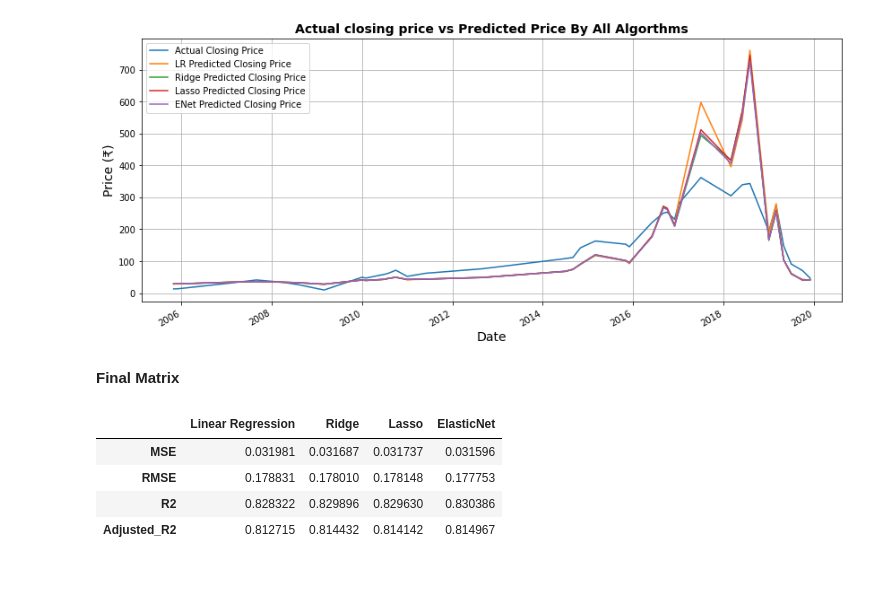
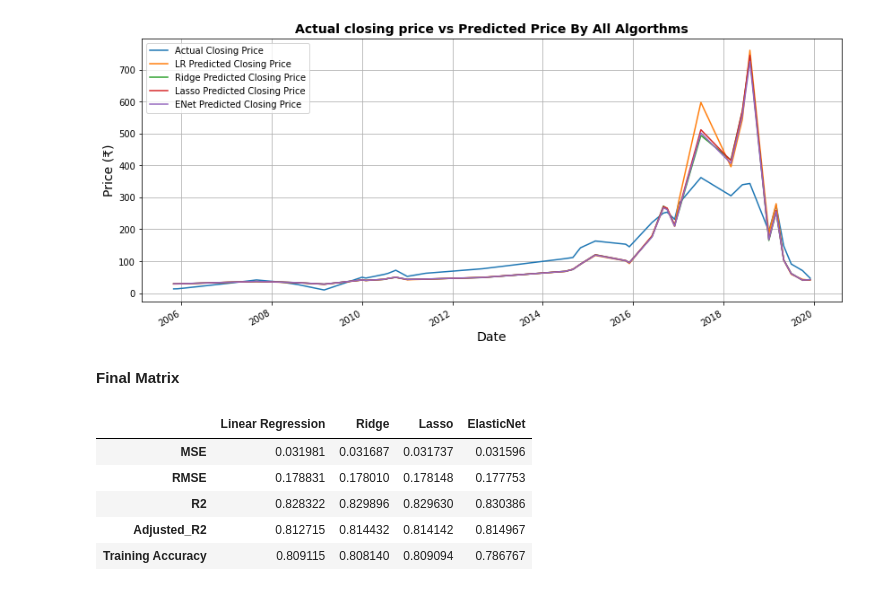
Before and after one commit to ramank123/Yes-Bank-Stock-Closing-Price-Prediction, a Jupyter notebook: Yes_Bank_Stock_Closing_Price_Prediction.ipynb, the cells around one changed output. Saved outputs shown, nothing was run; the diff lists cells and outputs as text; code cells hidden in the pictures.

```diff
--- a/Yes_Bank_Stock_Closing_Price_Prediction.ipynb
+++ b/Yes_Bank_Stock_Closing_Price_Prediction.ipynb
@@ -703,28 +703,34 @@ plt.show()
 # %%
 #Comparison between algorithms
 accuracy_list = ['MSE','RMSE',"R2","Adjusted_R2"]
 reg_models = [lin_reg,ridge,lasso,elasticnet]
 
 def error_matrix(Y):
   MSE = mean_squared_error(y_test,Y)
   RMSE = np.sqrt(MSE)
   r_2 = r2_score(y_test,Y)
   adj_r2 = 1-(1-r2_score(y_test,Y))*(X_test.shape[0]-1)/((X_test.shape[0]-X_test.shape[1]-1))
 
   return MSE,RMSE,r_2,adj_r2
-
+def training_accuracy(models):
+  train_accuracy = []
+  for model in reg_models:
+    model.fit(X_train,y_train)
+    train_accuracy.append(model.score(X_train,y_train))
+  return train_accuracy
 
 
 accuracy_df = pd.DataFrame(index = accuracy_list)
 accuracy_df['Linear Regression'] = error_matrix(y_pred)
 accuracy_df['Ridge'] = error_matrix(y_pred_ridge)
 accuracy_df['Lasso'] = error_matrix(y_pred_lasso)
 accuracy_df['ElasticNet'] = error_matrix(y_pred_elastic)
-
+accuracy_df.loc['Training Accuracy'] = training_accuracy(reg_models)
 accuracy_df
 # %% [output]
 |  | Linear Regression | Ridge | Lasso | ElasticNet |
 | MSE | 0.031981 | 0.031687 | 0.031737 | 0.031596 |
 | RMSE | 0.178831 | 0.178010 | 0.178148 | 0.177753 |
 | R2 | 0.828322 | 0.829896 | 0.829630 | 0.830386 |
 | Adjusted_R2 | 0.812715 | 0.814432 | 0.814142 | 0.814967 |
+| Training Accuracy | 0.809115 | 0.808140 | 0.809094 | 0.786767 |
```
